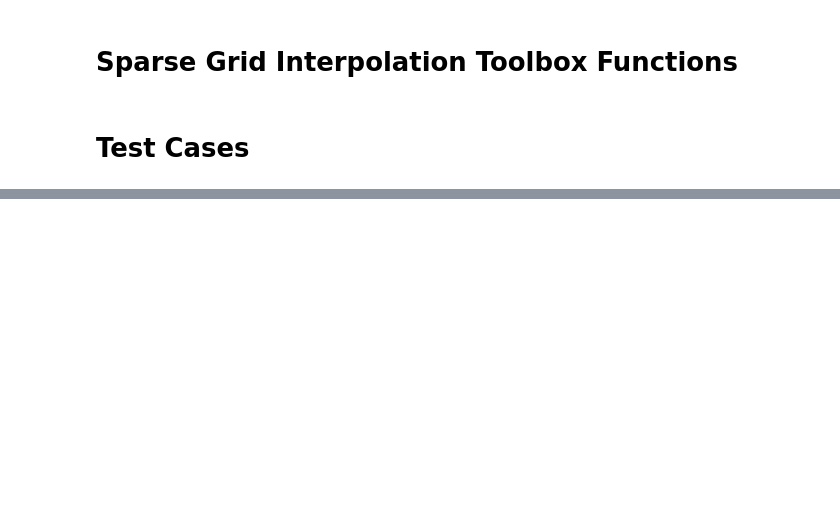
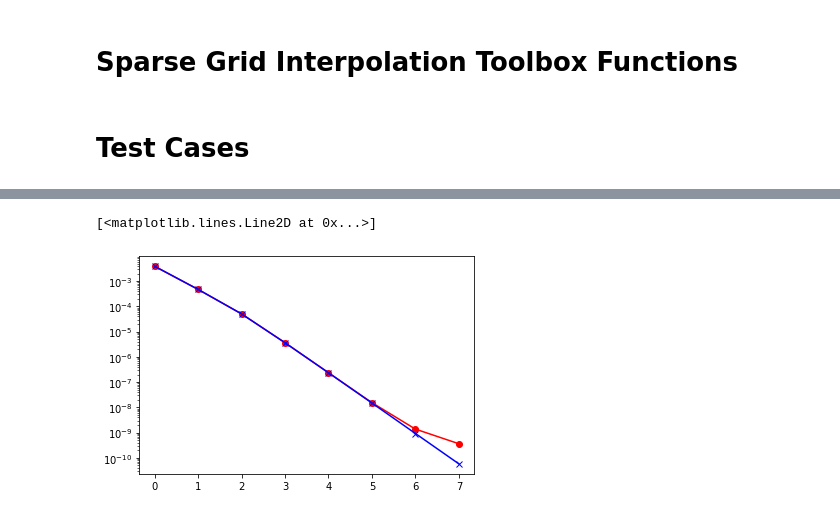
Before and after one commit to rachmeister/sparse_grid, a Jupyter notebook: SparseGrid.ipynb, the cells around one changed output, grey strips where cells are left out. Cells and saved outputs as stored; diff of their text form; code cells hidden in the pictures; blank space fills up the shorter version.

```diff
--- a/SparseGrid.ipynb
+++ b/SparseGrid.ipynb
@@ -149,0 +208,32 @@ plt.plot(domain,quadratic(domain))
+# %%
+zsparse = interpolation_2D(8,domain,quadratic_2D,sparse=False)
+zdense  = interpolation_2D(8,domain,quadratic_2D,sparse=True)
+# %%
+X,Y = np.meshgrid(domain,domain)
+# plt.contour(X,Y,quadratic_2D(X,Y),cmap=plt.cm.Greys)
+# plt.contour(X,Y,sum(zdense),cmap=plt.cm.Reds)
+# plt.contour(X,Y,sum(zsparse),cmap=plt.cm.Blues)
+
+L2err_dense = []
+L2err_sparse = []
+for i in range(1,len(zdense)):
+    #plt.figure()
+    #plt.contourf(X,Y,err2,cmap=plt.cm.Reds)
+    #plt.colorbar()
+
+    err2 = (sum(zdense[:i])-quadratic_2D(X,Y))**2
+    L2err_dense.append(np.max(np.max(err2)))
+    err2 = (sum(zsparse[:i])-quadratic_2D(X,Y))**2
+    L2err_sparse.append(np.max(np.max(err2)))
+
+
+# plt.figure()
+# plt.contourf(X,Y,np.abs(sum(zsparse)-quadratic_2D(X,Y)),cmap=plt.cm.Blues)
+# #plt.contour(X,Y,errsparse[-1],cmap=plt.cm.Blues)
+
+plt.figure()
+plt.semilogy(L2err_dense,color='r',marker='o')
+plt.semilogy(L2err_sparse,color='b',marker='x')
+# %% [output]
+[<matplotlib.lines.Line2D at 0x...>]
+[figure, added]
```
Also changed, not shown: parts of 11 cells of this notebook.
